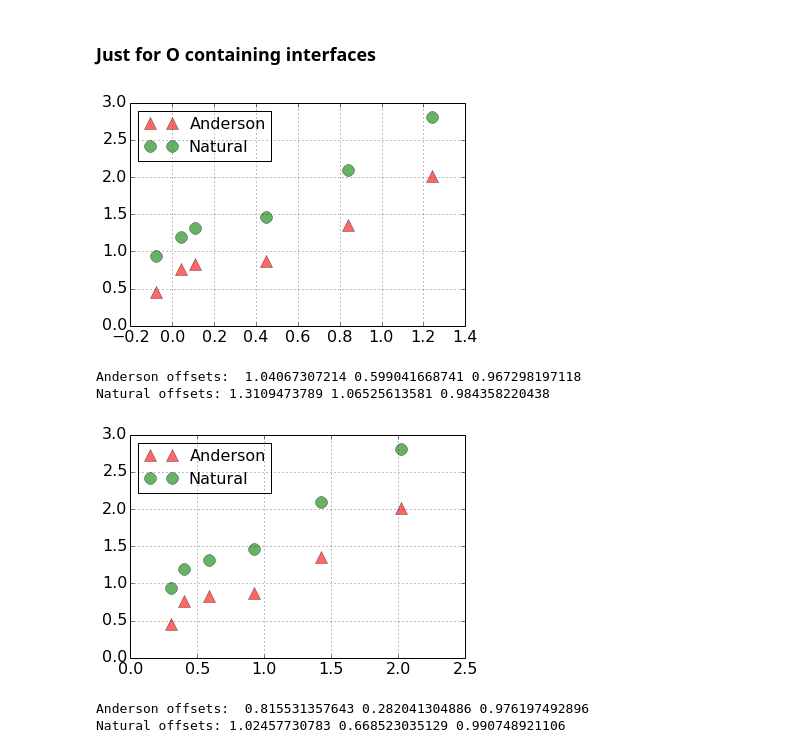
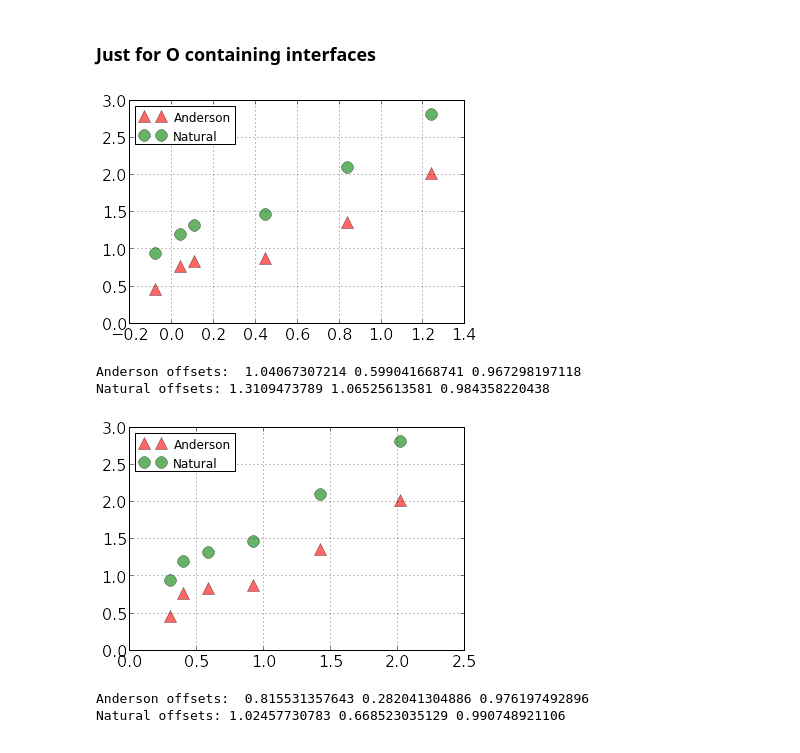
Before and after one commit to keeeto/fitting, a Jupyter notebook: Untitled.ipynb, the cells around one changed output. Saved outputs shown, nothing was run; the diff lists cells and outputs as text; code cells hidden in the pictures.

```diff
--- a/Untitled.ipynb
+++ b/Untitled.ipynb
@@ -301,17 +301,17 @@ for line in data:
 # %%
 c_o = [slab[0],slab[1],slab[2],slab[4],slab[6],slab[7]]
 ander_o = [ander[0],ander[1],ander[2],ander[4],ander[6],ander[7]]
 natu_o = [natu[0],natu[1],natu[2],natu[4],natu[6],natu[7]]
 ln1 = plt.plot(c_o,ander_o,'^',alpha=0.6,label='Anderson',c='r')
 ln2 = plt.plot(c_o,natu_o,'o',alpha=0.6,label='Natural',c='g')
 ln1[0].set_markersize(12)
 ln2[0].set_markersize(12)
-plt.legend(loc=2, fontsize=16)
+plt.legend(loc=2)
 plt.grid(True)
 plt.show()
 plt.show()
 # %% [output]
-[figure, old version]
+[figure, new version]
 # %%
 slope, intercept, r_value, p_value, std_err = stats.linregress(c_o,ander_o)
 print 'Anderson offsets: ', slope, intercept, r_value
@@ -328,12 +328,12 @@ ln1 = plt.plot(c_o,ander_o,'^',alpha=0.6,label='Anderson',c='r')
 ln2 = plt.plot(c_o,natu_o,'o',alpha=0.6,label='Natural',c='g')
 ln1[0].set_markersize(12)
 ln2[0].set_markersize(12)
-plt.legend(loc=2, fontsize=16)
+plt.legend(loc=2)
 plt.grid(True)
 plt.show()
 plt.show()
 # %% [output]
-[figure, old version]
+[figure, new version]
 # %%
 slope, intercept, r_value, p_value, std_err = stats.linregress(c_o,ander_o)
 print 'Anderson offsets: ', slope, intercept, r_value
```
Also changed, not shown: parts of 35 cells of this notebook, 4 other files.
